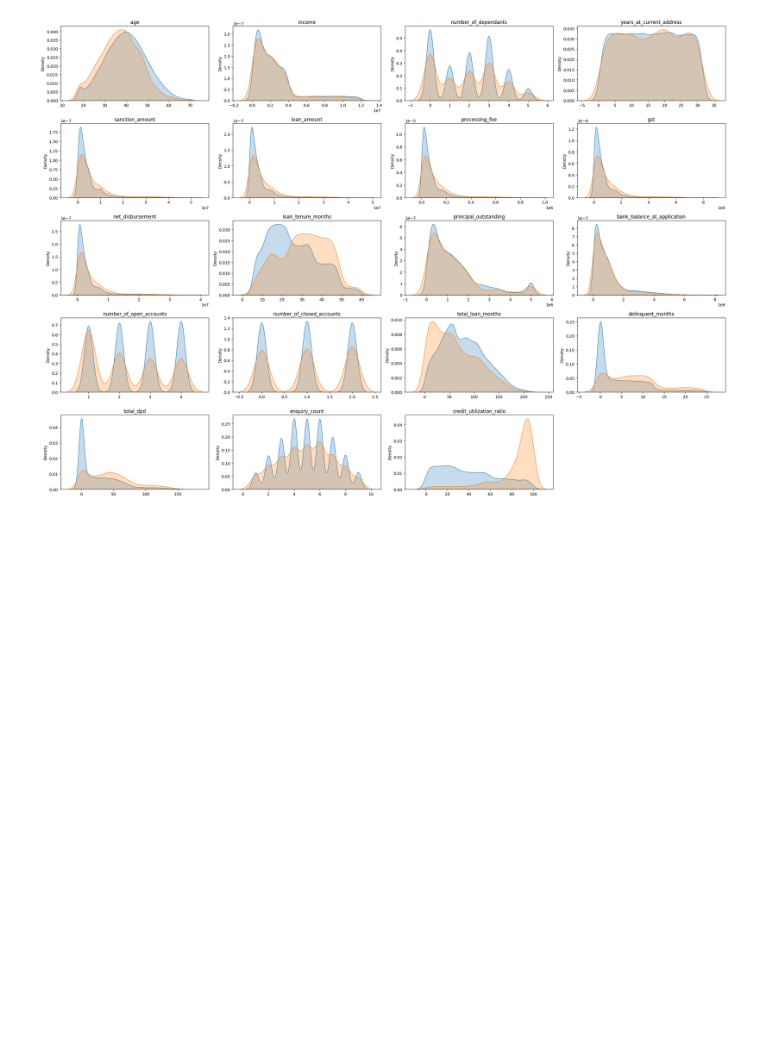
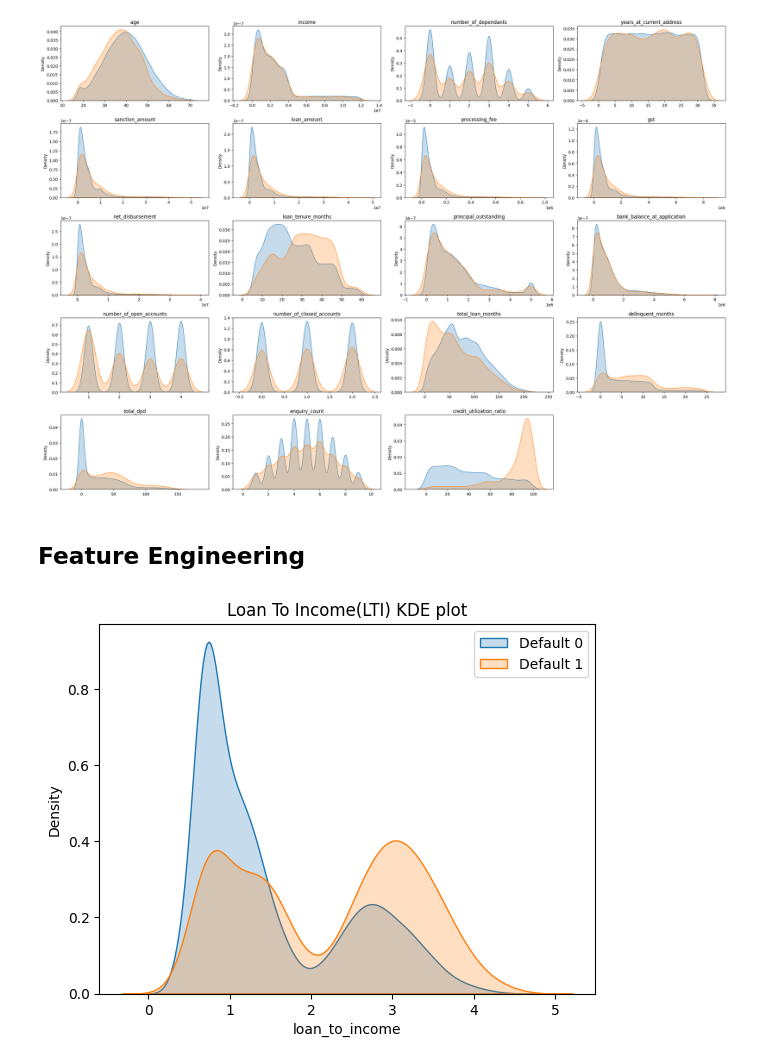
Before and after one commit to ali-liyakat/Credit_Risk_Modelling, a Jupyter notebook: credit_risk_model.ipynb, the cells around one changed output. Cells and saved outputs as stored; diff of their text form; code cells hidden in the pictures; blank space fills up the shorter version.

Commit message:
Feature Engineering code added. Numerical Features Selection done.

```diff
--- a/credit_risk_model.ipynb
+++ b/credit_risk_model.ipynb
@@ -325,3 +325,16 @@ plt.tight_layout()
 plt.show()
 # %% [output]
 [figure]
+# %% [markdown]
+## Feature Engineering
+# %%
+df_train_1["loan_to_income"] = round(df_train_1['loan_amount'] / df_train_1['income'], 2)
+df_test["loan_to_income"] = round(df_test['loan_amount'] / df_test['income'], 2)
+# %%
+sns.kdeplot(df_train_1[df_train_1.default==0]['loan_to_income'], fill=True, label="Default 0")
+sns.kdeplot(df_train_1[df_train_1.default==1]['loan_to_income'], fill=True, label="Default 1")
+plt.title("Loan To Income(LTI) KDE plot")
+plt.legend()
+plt.show()
+# %% [output]
+[figure, added]
```
Also changed, not shown: parts of 20 cells of this notebook.
